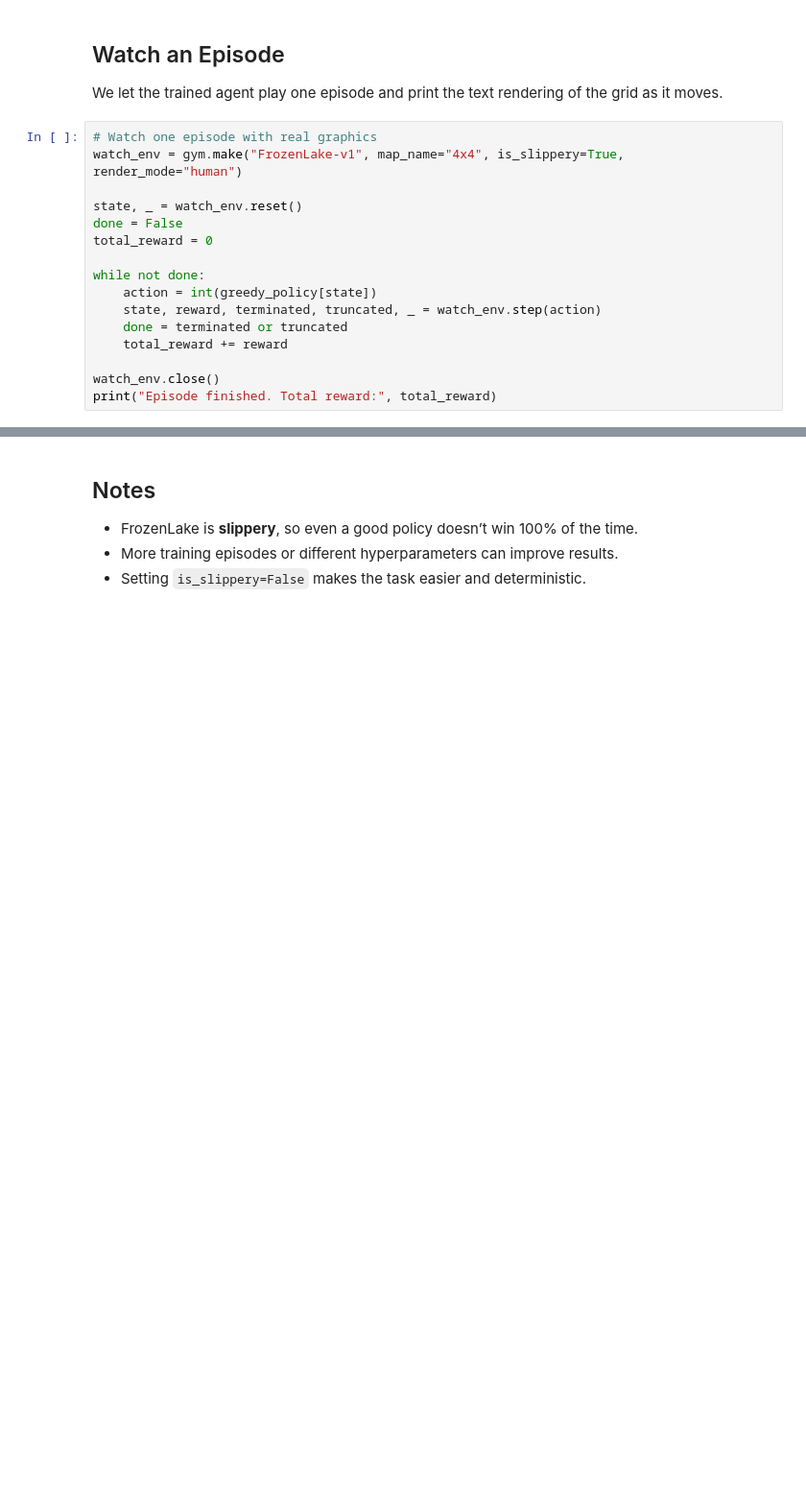
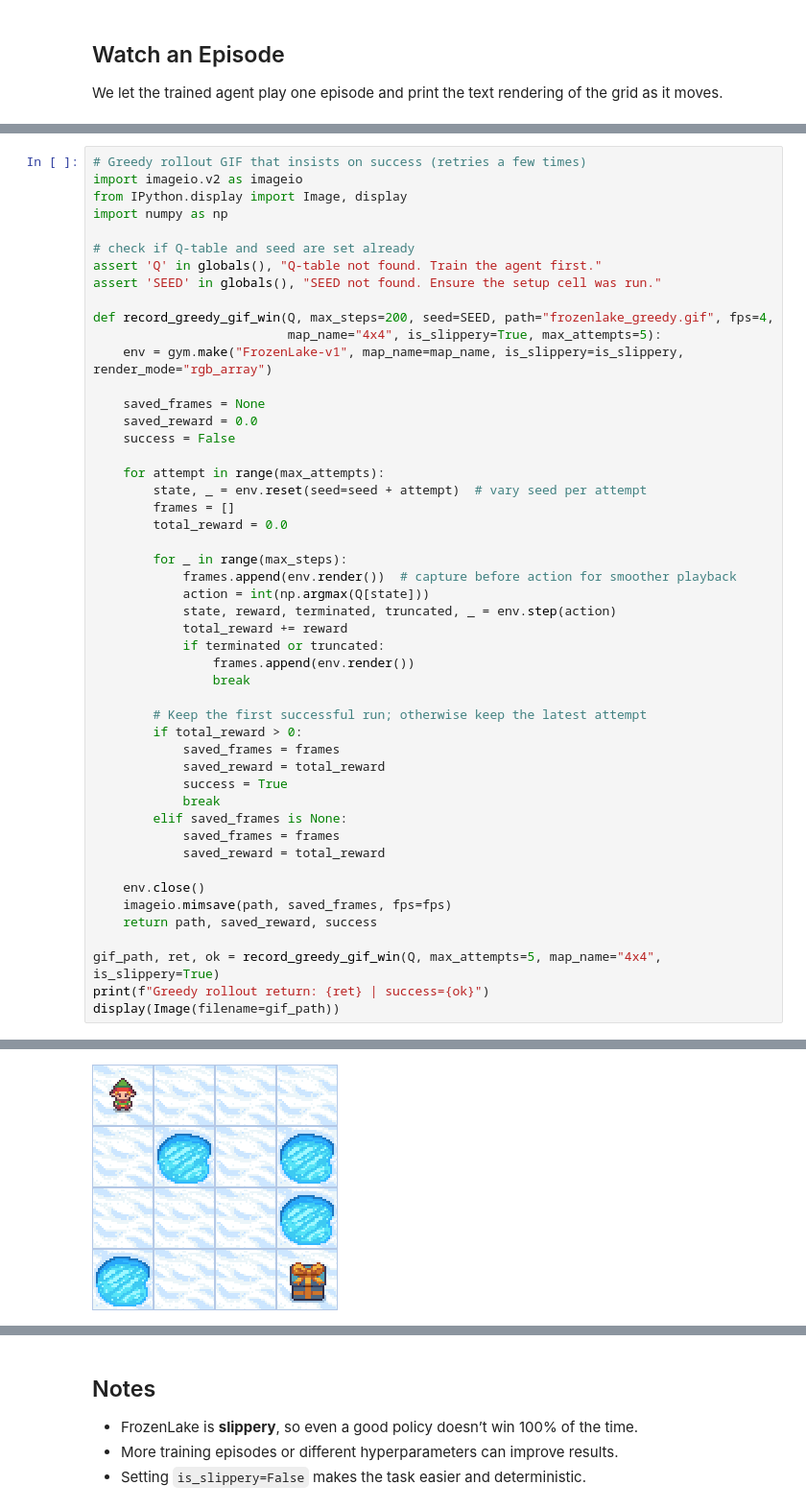
Before and after one commit to riff-raff-17/TTA-Projects, a Jupyter notebook: Teaching Content/L4T3 - RL/q learning/frozen_lake.ipynb, the cells around one changed output, grey strips where cells are left out. Shown: that part at 96% size. Cells and saved outputs as stored; diff of their text form; blank space fills up the shorter version.

```diff
--- a/Teaching Content/L4T3 - RL/q learning/frozen_lake.ipynb
+++ b/Teaching Content/L4T3 - RL/q learning/frozen_lake.ipynb
@@ -179,19 +202,3 @@ success_rate
 # %% [markdown]
 ## Watch an Episode
 We let the trained agent play one episode and print the text rendering of the grid as it moves.
-# %%
-# Watch one episode with real graphics
-watch_env = gym.make("FrozenLake-v1", map_name="4x4", is_slippery=True, render_mode="human")
-
-state, _ = watch_env.reset()
-done = False
-total_reward = 0
-
-while not done:
-    action = int(greedy_policy[state])
-    state, reward, terminated, truncated, _ = watch_env.step(action)
-    done = terminated or truncated
-    total_reward += reward
-
-watch_env.close()
-print("Episode finished. Total reward:", total_reward)
@@ -253,3 +256,53 @@ latest_video = sorted(Path("videos").glob("*.mp4"))[-1]
 display(Video(str(latest_video), embed=True, width=480))
 # %% [output]
 [interactive output not drawn]
+# %%
+# Greedy rollout GIF that insists on success (retries a few times)
+import imageio.v2 as imageio
+from IPython.display import Image, display
+import numpy as np
+
+# check if Q-table and seed are set already
+assert 'Q' in globals(), "Q-table not found. Train the agent first."
+assert 'SEED' in globals(), "SEED not found. Ensure the setup cell was run."
+
+def record_greedy_gif_win(Q, max_steps=200, seed=SEED, path="frozenlake_greedy.gif", fps=4,
+                          map_name="4x4", is_slippery=True, max_attempts=5):
+    env = gym.make("FrozenLake-v1", map_name=map_name, is_slippery=is_slippery, render_mode="rgb_array")
+
+    saved_frames = None
+    saved_reward = 0.0
+    success = False
+
+    for attempt in range(max_attempts):
+        state, _ = env.reset(seed=seed + attempt)  # vary seed per attempt
+        frames = []
+        total_reward = 0.0
+
+        for _ in range(max_steps):
+            frames.append(env.render())  # capture before action for smoother playback
+            action = int(np.argmax(Q[state]))
+            state, reward, terminated, truncated, _ = env.step(action)
+            total_reward += reward
+            if terminated or truncated:
+                frames.append(env.render())
+                break
+
+        # Keep the first successful run; otherwise keep the latest attempt
+        if total_reward > 0:
+            saved_frames = frames
+            saved_reward = total_reward
+            success = True
+            break
+        elif saved_frames is None:
+            saved_frames = frames
+            saved_reward = total_reward
+
+    env.close()
+    imageio.mimsave(path, saved_frames, fps=fps)
+    return path, saved_reward, success
+
+gif_path, ret, ok = record_greedy_gif_win(Q, max_attempts=5, map_name="4x4", is_slippery=True)
+print(f"Greedy rollout return: {ret} | success={ok}")
+display(Image(filename=gif_path))
+# %% [output]
@@ -255,0 +310 @@ display(Video(str(latest_video), embed=True, width=480))
+[figure, added]
```
Also changed, not shown: parts of 9 cells of this notebook.
